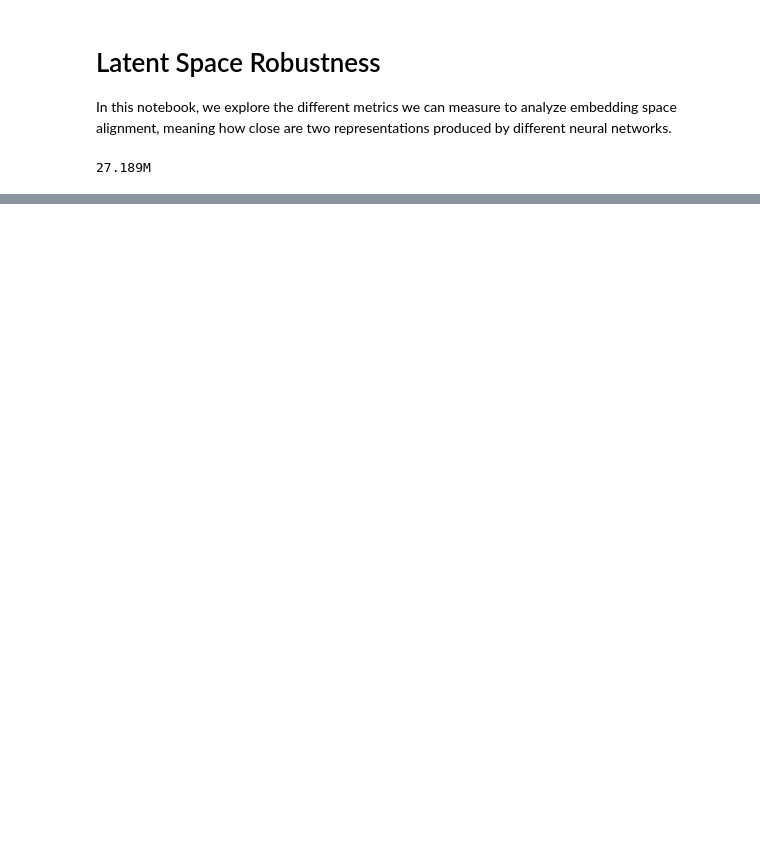
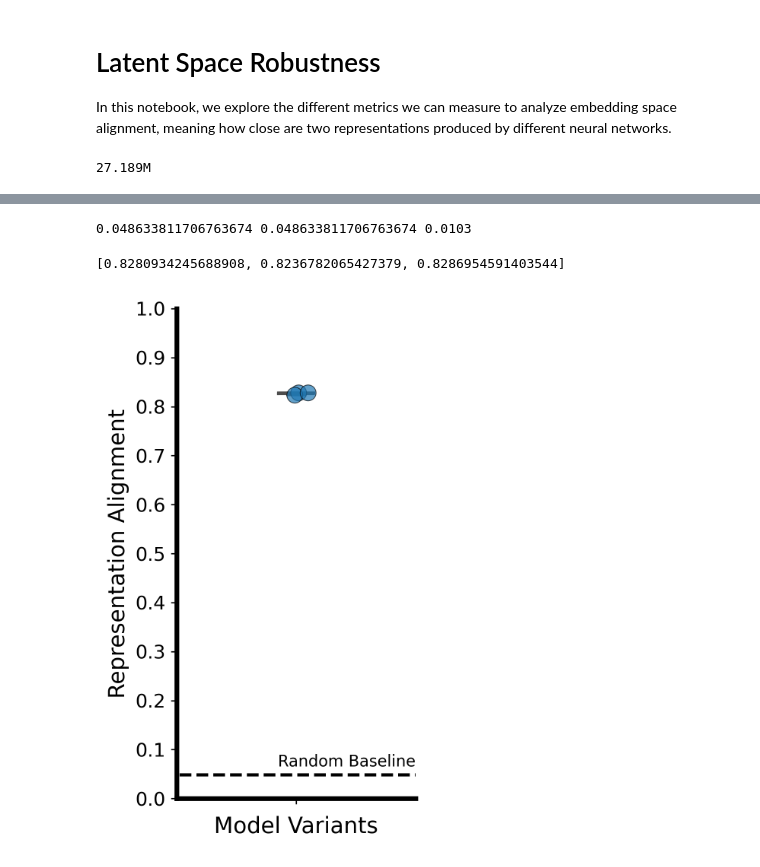
Before and after one commit to absentia-labs/disease-vectors, a Jupyter notebook: analysis/latent_space_alignment.ipynb, the cells around one changed output, grey strips where cells are left out. Cells and saved outputs as stored; diff of their text form; code cells hidden in the pictures; blank space fills up the shorter version.

```diff
--- a/analysis/latent_space_alignment.ipynb
+++ b/analysis/latent_space_alignment.ipynb
@@ -5,15 +5,12 @@ In this notebook, we explore the different metrics we can measure to analyze emb
 # %%
 import sys
 sys.path.append('../../')
-import os
 import json
-import torch
 import transformers
-import torch.nn as nn
 from polygene.model.model import Polygene, load_trained_model
 import numpy as np, pandas as pd, matplotlib.pyplot as plt, seaborn as sns
 
-model_config = transformers.AutoConfig.from_pretrained("../model/polygene_architecture_classification.json")
+model_config = transformers.AutoConfig.from_pretrained("../model/polygene_architecture_seeds.json")
 
 model_config.vocab_size = int(12e2)
 model_config.type_vocab_size = int(5e4)
@@ -282,3 +110,55 @@ Random uniform baseline:
+# %%
+random_matrices = [np.random.uniform(size=X[0].shape) for _ in range(2)]
+random_cka = cka_linear(random_matrices[0], random_matrices[1])
+random_mknn = mutual_knn(random_matrices[0], random_matrices[1], )
+baseline_performance = (2*random_cka*random_mknn)/(random_cka+random_mknn)
+baseline_performance=random_cka
+
+print(baseline_performance, random_cka, random_mknn)
+# %% [output]
+0.048633811706763674 0.048633811706763674 0.0103
+# %%
+SAVE = True
+SAVE_PATH = "dvec_figures/figure2/"
+
+fig,ax = plt.subplots(1,1, figsize=(3,5), dpi=300 if SAVE else 100)
+fontsize=12
+colors = sns.color_palette('Paired', 2)
+harmonic_means = [s[0] for s in scores]
+harmonic_means = [(2*s[0]*s[1])/(s[0] + s[1]) for s in scores]
+print(harmonic_means)
+np.random.seed(5)
+ax.scatter(np.array([0]*len(harmonic_means)) + np.random.randn(len(harmonic_means))*0.02,
+ harmonic_means, color=colors[1], s=100, alpha=0.7, edgecolors='k', linewidths=0.5)
+ax.boxplot(harmonic_means)
+box_color = (.30, .30, .30)
+median_color = (.30, .30, .30)
+box_linewidth = 1.5
+bp = ax.boxplot(x=np.array(harmonic_means),positions=[0], showfliers=False,zorder=-3, boxprops=dict(color=box_color, linewidth=box_linewidth),
+                whiskerprops=dict(color=box_color, linewidth=box_linewidth),
+                capprops=dict(color=box_color, linewidth=box_linewidth),
+                medianprops=dict(color=median_color, linewidth=box_linewidth, zorder=-4),)
+ax.set_xlim(-0.5, 0.5)
+ax.set_ylim(0, 1)
+ax.set_xticks([0], [""], fontsize=fontsize)
+ax.set_yticks(np.linspace(0, 1, num=11), fontsize=fontsize)
+ax.tick_params(axis='both', labelsize=fontsize)
+ax.set_xlabel('Model Variants', fontsize=fontsize + 2)
+ax.set_ylabel('Representation Alignment', fontsize=fontsize + 2)
+ax.spines[['top', 'right']].set_linewidth(0)
+ax.hlines(y=baseline_performance, xmin=-1, xmax=1, linestyles='--', color='k', lw=2)
+ax.text(0.5, baseline_performance+0.01, "Random Baseline",
+        ha='right', va='bottom', fontsize=fontsize-2)
+ax.spines[['bottom', 'left']].set_linewidth(3)
+#ax.spines[['bottom', 'left']].set_color('0.8')
+plt.tight_layout()
+if SAVE:
+    plt.savefig(SAVE_PATH + 'representation_alignment.png', transparent=True, dpi=300)
+    plt.savefig(SAVE_PATH + 'representation_alignment.svg', transparent=True, dpi=300)
+plt.show()
+# %% [output]
+[0.8280934245688908, 0.8236782065427379, 0.8286954591403544]
+[figure, added]
 # %%
 from scipy.spatial import procrustes
 import numpy as np
```
Also changed, not shown: parts of 14 cells of this notebook, 5 other files.
